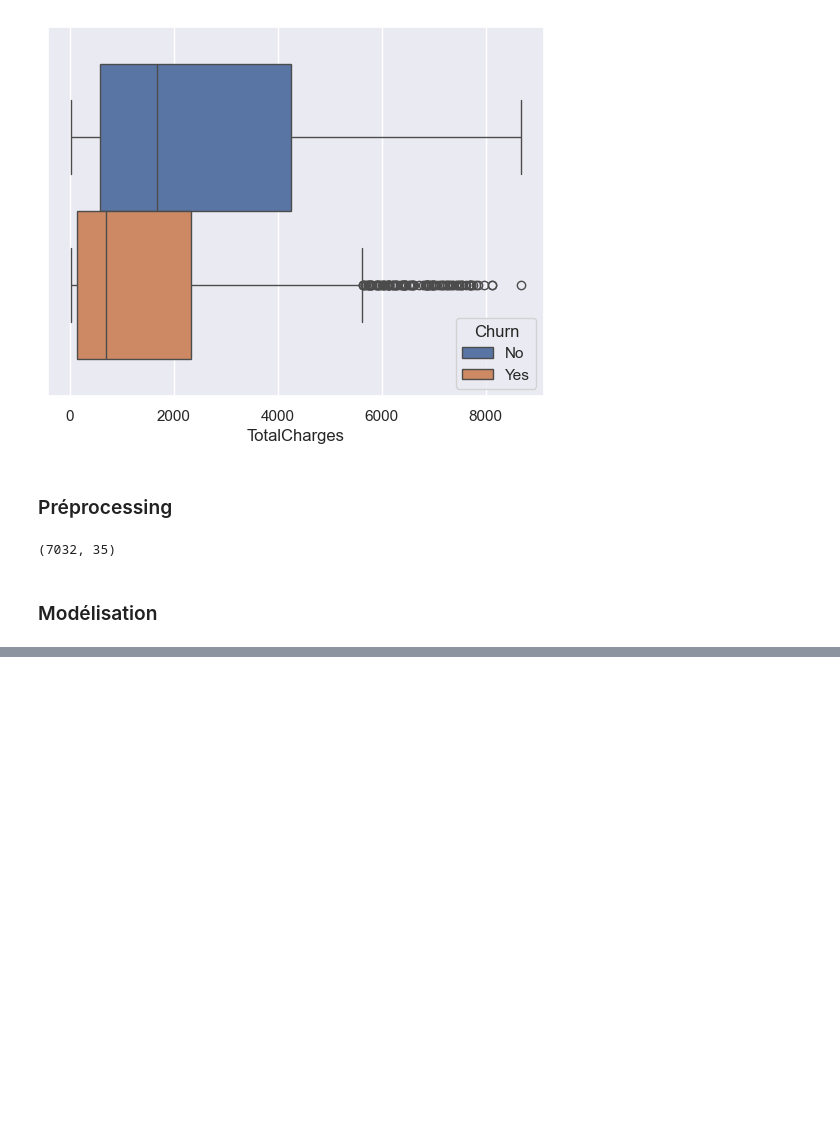
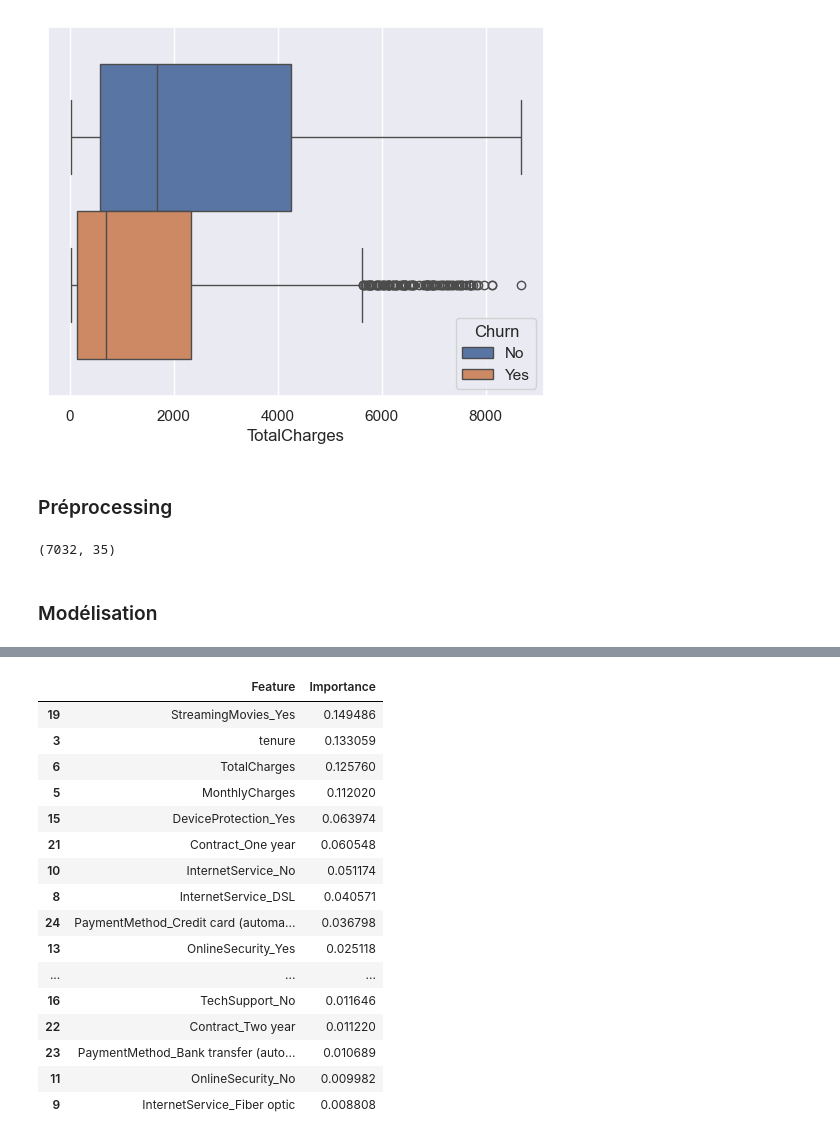
Before and after one commit to anthoferre/telco_customer_churn, a Jupyter notebook: telco_customer_churn.ipynb, the cells around one changed output, grey strips where cells are left out. Cells and saved outputs as stored; diff of their text form; code cells hidden in the pictures; blank space fills up the shorter version.

```diff
--- a/telco_customer_churn.ipynb
+++ b/telco_customer_churn.ipynb
@@ -228,0 +332,20 @@ You can try to debug the error by setting error_score='raise'.
+# %%
+feature_importances_df
+# %% [output]
+|  | Feature | Importance |
+| 19 | StreamingMovies_Yes | 0.149486 |
+| 3 | tenure | 0.133059 |
+| 6 | TotalCharges | 0.125760 |
+| 5 | MonthlyCharges | 0.112020 |
+| 15 | DeviceProtection_Yes | 0.063974 |
+| 21 | Contract_One year | 0.060548 |
+| 10 | InternetService_No | 0.051174 |
+| 8 | InternetService_DSL | 0.040571 |
+| 24 | PaymentMethod_Credit card (automa... | 0.036798 |
+| 13 | OnlineSecurity_Yes | 0.025118 |
+| ... | ... | ... |
+| 16 | TechSupport_No | 0.011646 |
+| 22 | Contract_Two year | 0.011220 |
+| 23 | PaymentMethod_Bank transfer (auto... | 0.010689 |
+| 11 | OnlineSecurity_No | 0.009982 |
+| 9 | InternetService_Fiber optic | 0.008808 |
```
Also changed, not shown: parts of 5 cells of this notebook.
